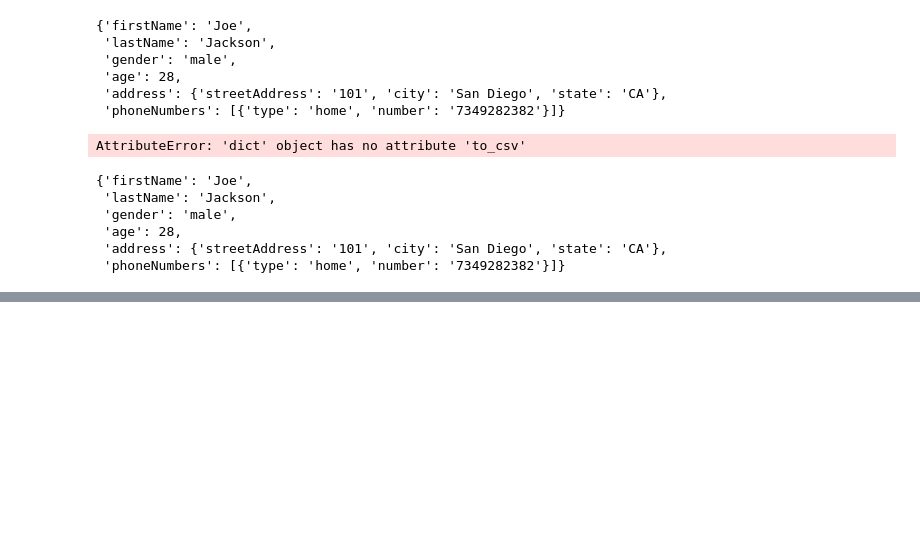
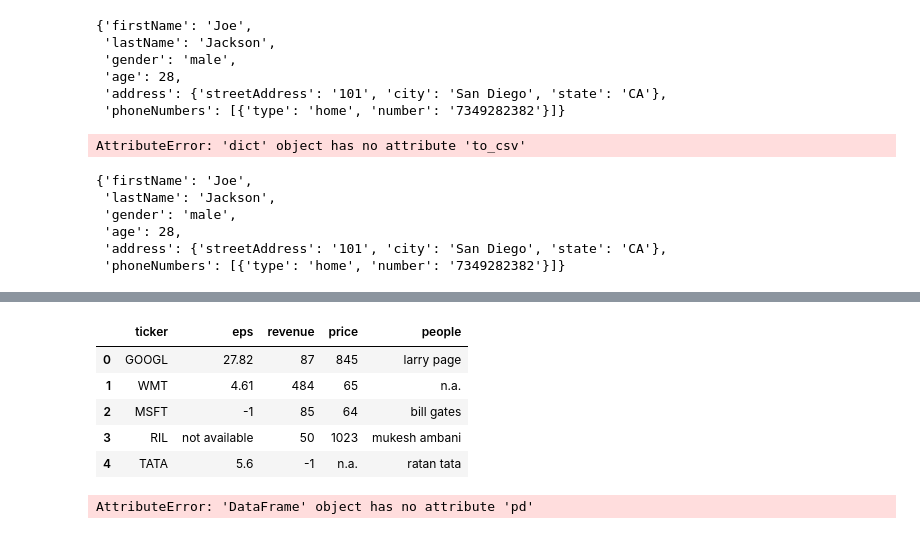
Before and after one commit to sudarshan-uprety/Machine-Leaning, a Jupyter notebook: Pandas/Pandas Notebook.ipynb, the cells around one changed output, grey strips where cells are left out. Drawn from its saved outputs; the diff is of its cells as text; code cells hidden in the pictures; blank space fills up the shorter version.

```diff
--- a/Pandas/Pandas Notebook.ipynb
+++ b/Pandas/Pandas Notebook.ipynb
@@ -441,0 +482,15 @@ ValueError: Mixing dicts with non-Series may lead to ambiguous ordering.
+# %%
+df.na_values=["not available","n.a."]
+# %%
+df
+# %% [output]
+|  | ticker | eps | revenue | price | people |
+| 0 | GOOGL | 27.82 | 87 | 845 | larry page |
+| 1 | WMT | 4.61 | 484 | 65 | n.a. |
+| 2 | MSFT | -1 | 85 | 64 | bill gates |
+| 3 | RIL | not available | 50 | 1023 | mukesh ambani |
+| 4 | TATA | 5.6 | -1 | n.a. | ratan tata |
+# %%
+df.pd
+# %% [output]
+AttributeError: 'DataFrame' object has no attribute 'pd'
```
Also changed, not shown: parts of 22 cells of this notebook, 6 other files.
